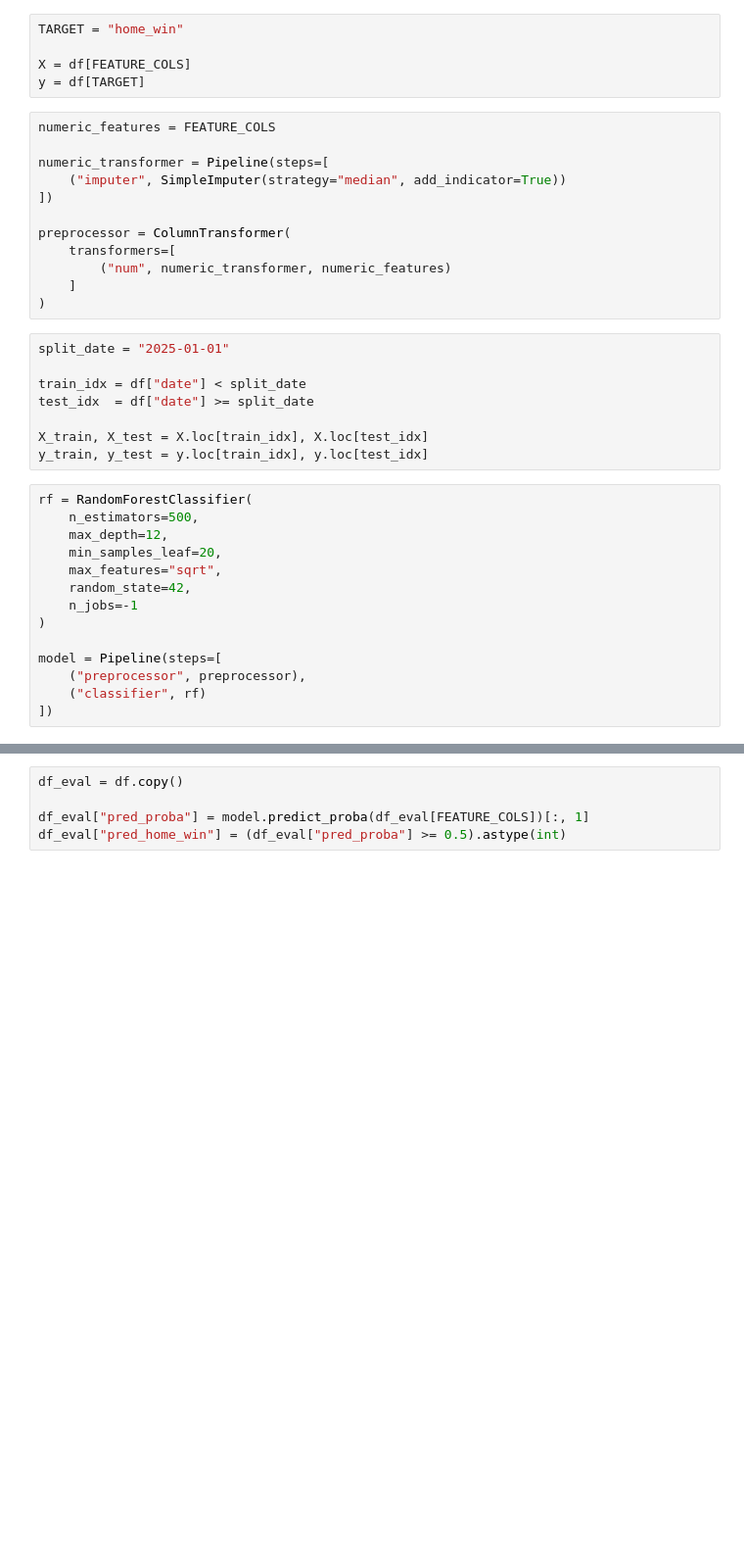
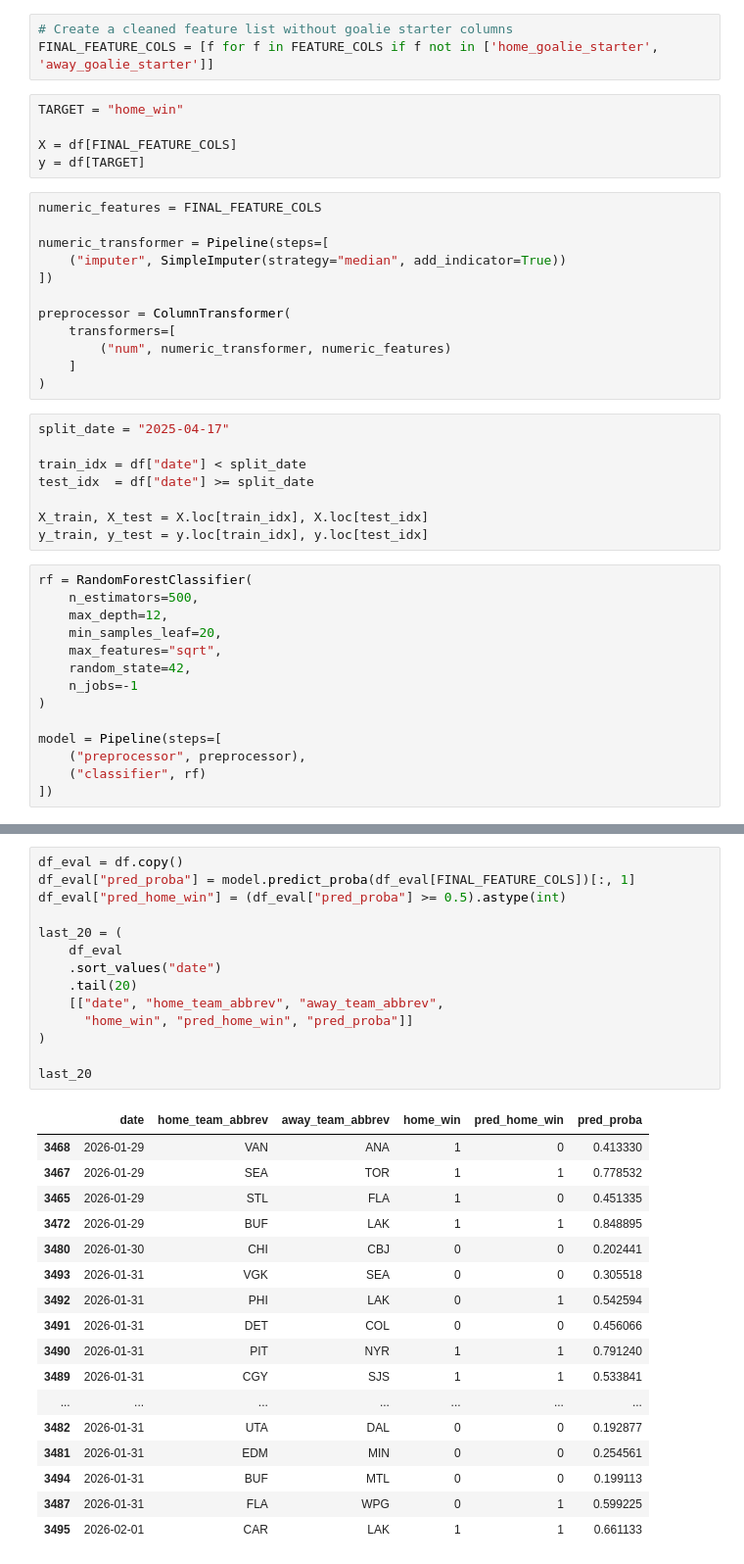
Before and after one commit to Griger2004/NHL_predictor, a Jupyter notebook: main/ml_dev/notebooks/predict.ipynb, the cells around one changed output, grey strips where cells are left out. Shown at 98% size. Saved outputs shown, nothing was run; the diff lists cells and outputs as text; blank space fills up the shorter version.

```diff
--- a/main/ml_dev/notebooks/predict.ipynb
+++ b/main/ml_dev/notebooks/predict.ipynb
@@ -89,11 +106,14 @@ df = pd.read_csv("./generated/data/nhl_games_data.csv", parse_dates=["date"])
 df = df.sort_values("date").reset_index(drop=True)
+# %%
+# Create a cleaned feature list without goalie starter columns
+FINAL_FEATURE_COLS = [f for f in FEATURE_COLS if f not in ['home_goalie_starter', 'away_goalie_starter']]
 # %%
 TARGET = "home_win"
 
-X = df[FEATURE_COLS]
+X = df[FINAL_FEATURE_COLS]
 y = df[TARGET]
 # %%
-numeric_features = FEATURE_COLS
+numeric_features = FINAL_FEATURE_COLS
 
 numeric_transformer = Pipeline(steps=[
     ("imputer", SimpleImputer(strategy="median", add_indicator=True))
@@ -105,7 +125,7 @@ preprocessor = ColumnTransformer(
     ]
 )
 # %%
-split_date = "2025-01-01"
+split_date = "2025-04-17"
 
 train_idx = df["date"] < split_date
 test_idx  = df["date"] >= split_date
@@ -195,5 +264,32 @@ dtype: float64
 # %%
 df_eval = df.copy()
+df_eval["pred_proba"] = model.predict_proba(df_eval[FINAL_FEATURE_COLS])[:, 1]
+df_eval["pred_home_win"] = (df_eval["pred_proba"] >= 0.5).astype(int)
 
-df_eval["pred_proba"] = model.predict_proba(df_eval[FEATURE_COLS])[:, 1]
-df_eval["pred_home_win"] = (df_eval["pred_proba"] >= 0.5).astype(int)
+last_20 = (
+    df_eval
+    .sort_values("date")
+    .tail(20)
+    [["date", "home_team_abbrev", "away_team_abbrev",
+      "home_win", "pred_home_win", "pred_proba"]]
+)
+
+last_20
+# %% [output]
+|  | date | home_team_abbrev | away_team_abbrev | home_win | pred_home_win | pred_proba |
+| 3468 | 2026-01-29 | VAN | ANA | 1 | 0 | 0.413330 |
+| 3467 | 2026-01-29 | SEA | TOR | 1 | 1 | 0.778532 |
+| 3465 | 2026-01-29 | STL | FLA | 1 | 0 | 0.451335 |
+| 3472 | 2026-01-29 | BUF | LAK | 1 | 1 | 0.848895 |
+| 3480 | 2026-01-30 | CHI | CBJ | 0 | 0 | 0.202441 |
+| 3493 | 2026-01-31 | VGK | SEA | 0 | 0 | 0.305518 |
+| 3492 | 2026-01-31 | PHI | LAK | 0 | 1 | 0.542594 |
+| 3491 | 2026-01-31 | DET | COL | 0 | 0 | 0.456066 |
+| 3490 | 2026-01-31 | PIT | NYR | 1 | 1 | 0.791240 |
+| 3489 | 2026-01-31 | CGY | SJS | 1 | 1 | 0.533841 |
+| ... | ... | ... | ... | ... | ... | ... |
+| 3482 | 2026-01-31 | UTA | DAL | 0 | 0 | 0.192877 |
+| 3481 | 2026-01-31 | EDM | MIN | 0 | 0 | 0.254561 |
+| 3494 | 2026-01-31 | BUF | MTL | 0 | 0 | 0.199113 |
+| 3487 | 2026-01-31 | FLA | WPG | 0 | 1 | 0.599225 |
+| 3495 | 2026-02-01 | CAR | LAK | 1 | 1 | 0.661133 |
```
Also changed, not shown: parts of 8 cells of this notebook, 3 other files.
